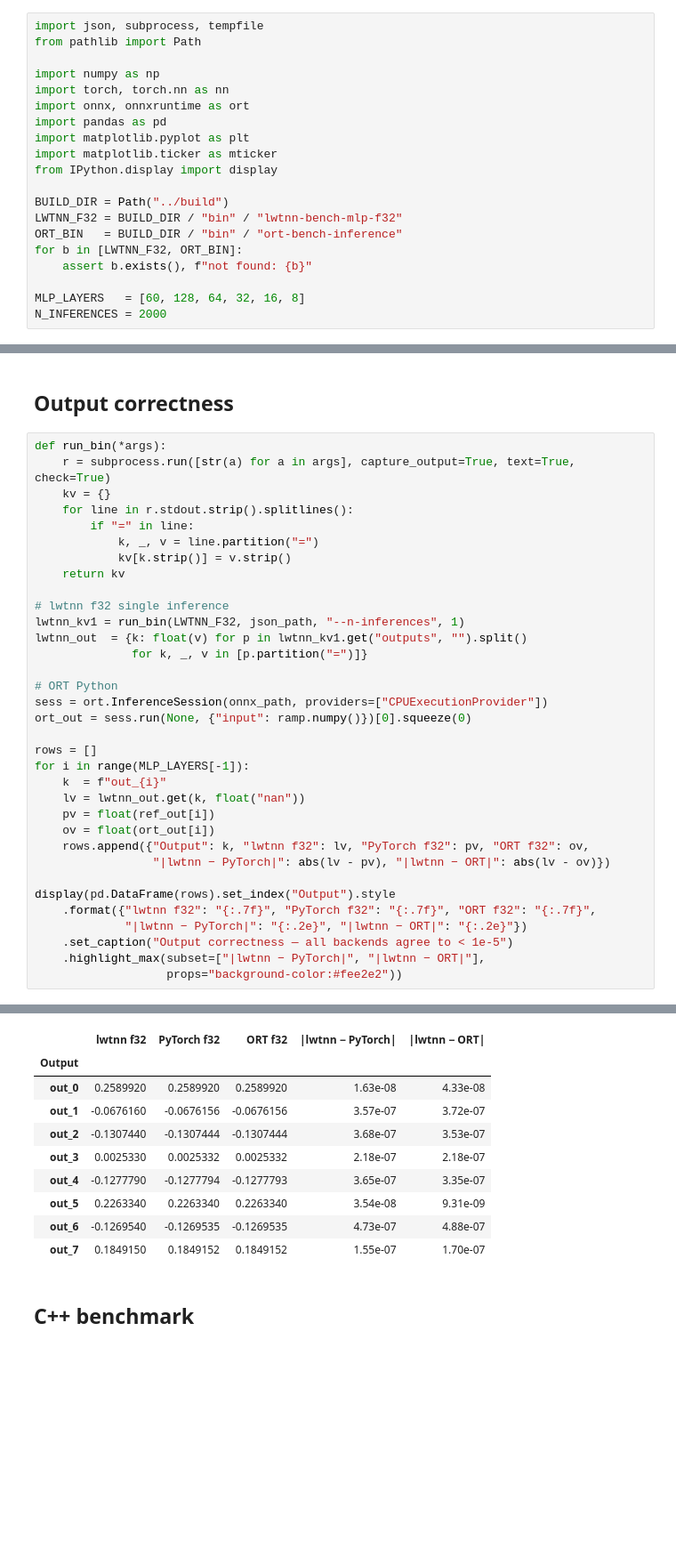
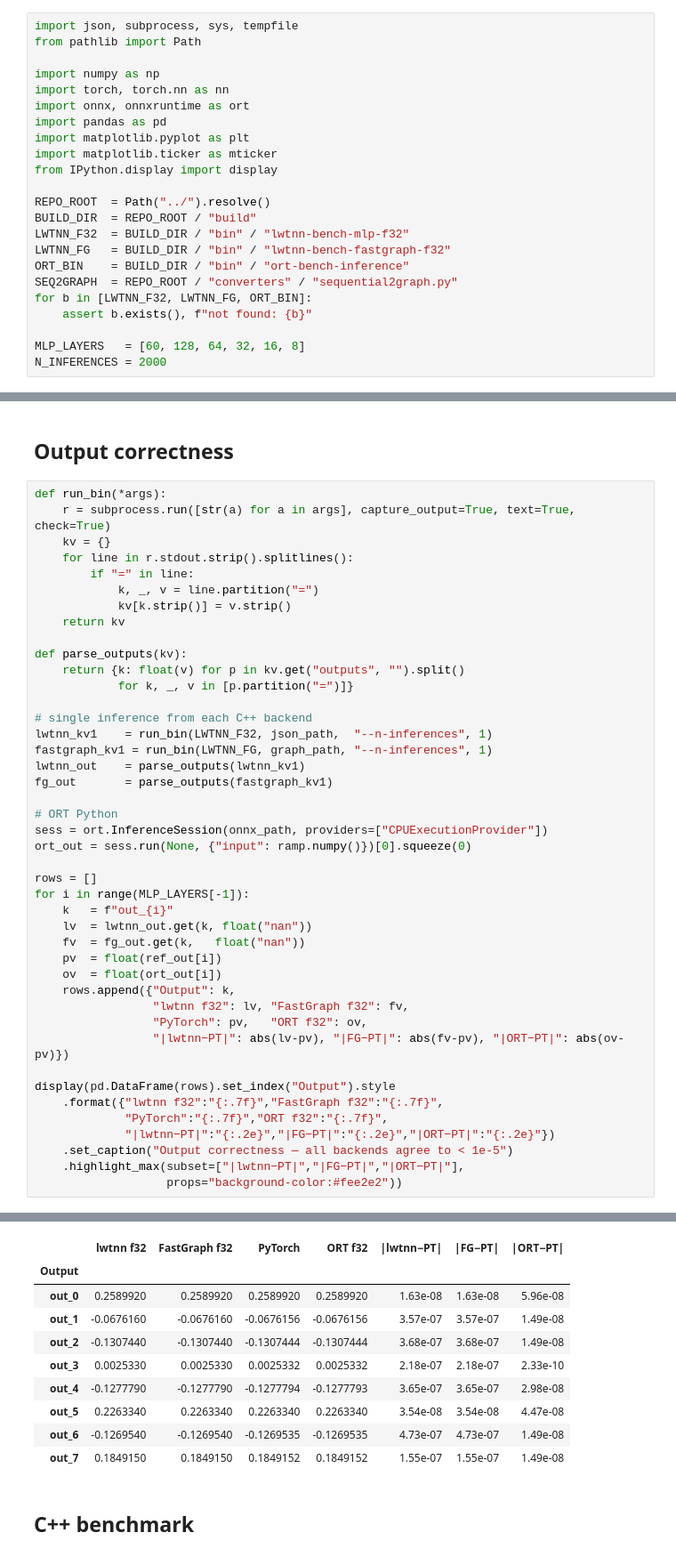
Before and after one commit to trahxam/lwtnn, a Jupyter notebook: notebooks/mlp_lwtnn_f32_vs_onnx.ipynb, the cells around one changed output, grey strips where cells are left out. Shown at 89% size. Drawn from its saved outputs; the diff is of its cells as text; blank space fills up the shorter version.

```diff
--- a/notebooks/mlp_lwtnn_f32_vs_onnx.ipynb
+++ b/notebooks/mlp_lwtnn_f32_vs_onnx.ipynb
@@ -6,5 +12,5 @@ Both backends use float32. lwtnn uses `generic::LightweightNeuralNetwork<float>`
 # %%
-import json, subprocess, tempfile
+import json, subprocess, sys, tempfile
 from pathlib import Path
 
 import numpy as np
@@ -15,10 +21,13 @@ import matplotlib.pyplot as plt
 import matplotlib.ticker as mticker
 from IPython.display import display
 
-BUILD_DIR = Path("../build")
-LWTNN_F32 = BUILD_DIR / "bin" / "lwtnn-bench-mlp-f32"
-ORT_BIN   = BUILD_DIR / "bin" / "ort-bench-inference"
-for b in [LWTNN_F32, ORT_BIN]:
+REPO_ROOT  = Path("../").resolve()
+BUILD_DIR  = REPO_ROOT / "build"
+LWTNN_F32  = BUILD_DIR / "bin" / "lwtnn-bench-mlp-f32"
+LWTNN_FG   = BUILD_DIR / "bin" / "lwtnn-bench-fastgraph-f32"
+ORT_BIN    = BUILD_DIR / "bin" / "ort-bench-inference"
+SEQ2GRAPH  = REPO_ROOT / "converters" / "sequential2graph.py"
+for b in [LWTNN_F32, LWTNN_FG, ORT_BIN]:
     assert b.exists(), f"not found: {b}"
 
 MLP_LAYERS   = [60, 128, 64, 32, 16, 8]
@@ -78,49 +96,58 @@ ONNX:       /tmp/tmp8s64vw6f/mlp.onnx  (10 nodes)
 # %%
 def run_bin(*args):
     r = subprocess.run([str(a) for a in args], capture_output=True, text=True, check=True)
     kv = {}
     for line in r.stdout.strip().splitlines():
         if "=" in line:
             k, _, v = line.partition("=")
             kv[k.strip()] = v.strip()
     return kv
 
-# lwtnn f32 single inference
-lwtnn_kv1 = run_bin(LWTNN_F32, json_path, "--n-inferences", 1)
-lwtnn_out  = {k: float(v) for p in lwtnn_kv1.get("outputs", "").split()
-              for k, _, v in [p.partition("=")]}
+def parse_outputs(kv):
+    return {k: float(v) for p in kv.get("outputs", "").split()
+            for k, _, v in [p.partition("=")]}
+
+# single inference from each C++ backend
+lwtnn_kv1    = run_bin(LWTNN_F32, json_path,  "--n-inferences", 1)
+fastgraph_kv1 = run_bin(LWTNN_FG, graph_path, "--n-inferences", 1)
+lwtnn_out    = parse_outputs(lwtnn_kv1)
+fg_out       = parse_outputs(fastgraph_kv1)
 
 # ORT Python
 sess = ort.InferenceSession(onnx_path, providers=["CPUExecutionProvider"])
 ort_out = sess.run(None, {"input": ramp.numpy()})[0].squeeze(0)
 
 rows = []
 for i in range(MLP_LAYERS[-1]):
-    k  = f"out_{i}"
-    lv = lwtnn_out.get(k, float("nan"))
-    pv = float(ref_out[i])
-    ov = float(ort_out[i])
-    rows.append({"Output": k, "lwtnn f32": lv, "PyTorch f32": pv, "ORT f32": ov,
-                 "|lwtnn − PyTorch|": abs(lv - pv), "|lwtnn − ORT|": abs(lv - ov)})
+    k   = f"out_{i}"
+    lv  = lwtnn_out.get(k, float("nan"))
+    fv  = fg_out.get(k,   float("nan"))
+    pv  = float(ref_out[i])
+    ov  = float(ort_out[i])
+    rows.append({"Output": k,
+                 "lwtnn f32": lv, "FastGraph f32": fv,
+                 "PyTorch": pv,   "ORT f32": ov,
+                 "|lwtnn−PT|": abs(lv-pv), "|FG−PT|": abs(fv-pv), "|ORT−PT|": abs(ov-pv)})
 
 display(pd.DataFrame(rows).set_index("Output").style
-    .format({"lwtnn f32": "{:.7f}", "PyTorch f32": "{:.7f}", "ORT f32": "{:.7f}",
-             "|lwtnn − PyTorch|": "{:.2e}", "|lwtnn − ORT|": "{:.2e}"})
+    .format({"lwtnn f32":"{:.7f}","FastGraph f32":"{:.7f}",
+             "PyTorch":"{:.7f}","ORT f32":"{:.7f}",
+             "|lwtnn−PT|":"{:.2e}","|FG−PT|":"{:.2e}","|ORT−PT|":"{:.2e}"})
     .set_caption("Output correctness — all backends agree to < 1e-5")
-    .highlight_max(subset=["|lwtnn − PyTorch|", "|lwtnn − ORT|"],
+    .highlight_max(subset=["|lwtnn−PT|","|FG−PT|","|ORT−PT|"],
                    props="background-color:#fee2e2"))
 # %% [output]
 Output correctness — all backends agree to < 1e-5
-|  | lwtnn f32 | PyTorch f32 | ORT f32 | |lwtnn − PyTorch| | |lwtnn − ORT| |
-| Output |  |  |  |  |  |
-| out_0 | 0.2589920 | 0.2589920 | 0.2589920 | 1.63e-08 | 4.33e-08 |
-| out_1 | -0.0676160 | -0.0676156 | -0.0676156 | 3.57e-07 | 3.72e-07 |
-| out_2 | -0.1307440 | -0.1307444 | -0.1307444 | 3.68e-07 | 3.53e-07 |
-| out_3 | 0.0025330 | 0.0025332 | 0.0025332 | 2.18e-07 | 2.18e-07 |
-| out_4 | -0.1277790 | -0.1277794 | -0.1277793 | 3.65e-07 | 3.35e-07 |
-| out_5 | 0.2263340 | 0.2263340 | 0.2263340 | 3.54e-08 | 9.31e-09 |
-| out_6 | -0.1269540 | -0.1269535 | -0.1269535 | 4.73e-07 | 4.88e-07 |
-| out_7 | 0.1849150 | 0.1849152 | 0.1849152 | 1.55e-07 | 1.70e-07 |
+|  | lwtnn f32 | FastGraph f32 | PyTorch | ORT f32 | |lwtnn−PT| | |FG−PT| | |ORT−PT| |
+| Output |  |  |  |  |  |  |  |
+| out_0 | 0.2589920 | 0.2589920 | 0.2589920 | 0.2589920 | 1.63e-08 | 1.63e-08 | 5.96e-08 |
+| out_1 | -0.0676160 | -0.0676160 | -0.0676156 | -0.0676156 | 3.57e-07 | 3.57e-07 | 1.49e-08 |
+| out_2 | -0.1307440 | -0.1307440 | -0.1307444 | -0.1307444 | 3.68e-07 | 3.68e-07 | 1.49e-08 |
+| out_3 | 0.0025330 | 0.0025330 | 0.0025332 | 0.0025332 | 2.18e-07 | 2.18e-07 | 2.33e-10 |
+| out_4 | -0.1277790 | -0.1277790 | -0.1277794 | -0.1277793 | 3.65e-07 | 3.65e-07 | 2.98e-08 |
+| out_5 | 0.2263340 | 0.2263340 | 0.2263340 | 0.2263340 | 3.54e-08 | 3.54e-08 | 4.47e-08 |
+| out_6 | -0.1269540 | -0.1269540 | -0.1269535 | -0.1269535 | 4.73e-07 | 4.73e-07 | 1.49e-08 |
+| out_7 | 0.1849150 | 0.1849150 | 0.1849152 | 0.1849152 | 1.55e-07 | 1.55e-07 | 1.49e-08 |
 # %% [markdown]
 ## C++ benchmark
 # %%
```
Also changed, not shown: parts of 5 cells of this notebook, 2 other files.
